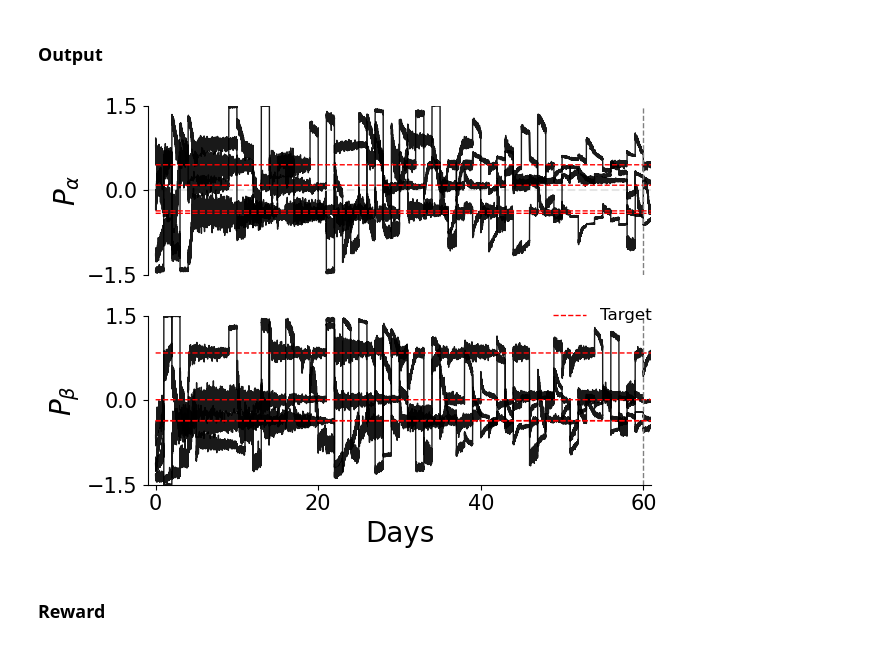
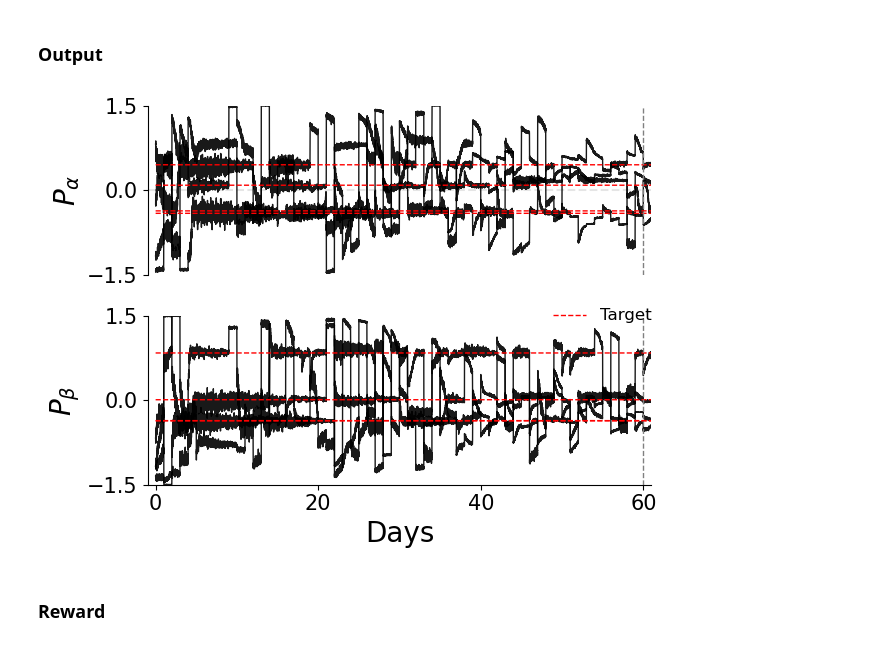
Before and after one commit to atharvsuryawanshi12/Dual_Pathway_RL_songbird, a Jupyter notebook: JSON/for_figures.ipynb, the cells around one changed output. Saved outputs shown, nothing was run; the diff lists cells and outputs as text; code cells hidden in the pictures.

```diff
--- a/JSON/for_figures.ipynb
+++ b/JSON/for_figures.ipynb
@@ -567,8 +567,8 @@ def plot_output(obj):
     # Data
     for syll in range(N_SYLL):
         # motor outputs
-        ax1.plot(running_mean(obj.actions[:,:,syll,0].reshape(DAYS*N_DAILY_MOTIFS)), color="black", lw=1, alpha=.9)
-        ax2.plot(running_mean(obj.actions[:,:,syll,1].reshape(DAYS*N_DAILY_MOTIFS)), color="black", lw=1, alpha=.9)
+        ax1.plot(running_mean(obj.actions[:,:,syll,0].reshape(DAYS*N_DAILY_MOTIFS), 10), color="black", lw=1, alpha=.9)
+        ax2.plot(running_mean(obj.actions[:,:,syll,1].reshape(DAYS*N_DAILY_MOTIFS), 10), color="black", lw=1, alpha=.9)
 
     for syll in range(N_SYLL - 1):
         # target
@@ -586,34 +586,34 @@ def plot_output(obj):
     ax2.axvline(x=N_DAYS_INTACT * N_DAILY_MOTIFS, linestyle='--', color='grey', lw=1)
     ax1.axhline(y=0, linestyle='--', color='black', alpha=0.1)
 #         ax1.axhline(y=obj.targetpos[0], linestyle='--', color='black', label='Global optimum')
     ax1.spines['top'].set_visible(False)
     ax1.spines['right'].set_visible(False)
     ax1.spines['bottom'].set_visible(False)
     ax1.get_xaxis().set_ticks([])
     ax1.set_ylim(-LIMIT, LIMIT)
     ax1.tick_params(labelsize=15)
     ax1.set_yticks([-LIMIT, 0, LIMIT])
     ax1.set_xlim(-N_DAILY_MOTIFS, N_DAILY_MOTIFS*DAYS)
 
     ax2.set_xlabel('Days', fontsize=20)
     ax2.set_yticks([-LIMIT, 0, LIMIT])
     ax2.set_ylim(-LIMIT, LIMIT)
     ax2.tick_params(labelsize=15)
     ax2.spines['top'].set_visible(False)
     ax2.spines['right'].set_visible(False)
     ax2.set_xlim(-N_DAILY_MOTIFS, N_DAILY_MOTIFS*DAYS)
     # ax2.spines['bottom'].set_bounds(0, obj.n_days+obj.n_lesioned_days)
 
     ax2.set_ylabel(r'$P_{\beta}$', fontsize=20)
     ax1.set_ylabel(r'$P_{\alpha}$', fontsize=20)
     plt.legend(frameon=False, loc='center right', fontsize=12, bbox_to_anchor=(1.03,1))
     plt.xticks(range(0, N_DAILY_MOTIFS*DAYS, 20*N_DAILY_MOTIFS), np.arange(0, DAYS, 20))
     plt.tight_layout()
     plt.show()
 
 plot_output(obj)
 # %% [output]
-[figure, old version]
+[figure, new version]
 # %% [markdown]
 ### Reward
 # %%
```
Also changed, not shown: parts of 2 cells of this notebook, 1 other file.
